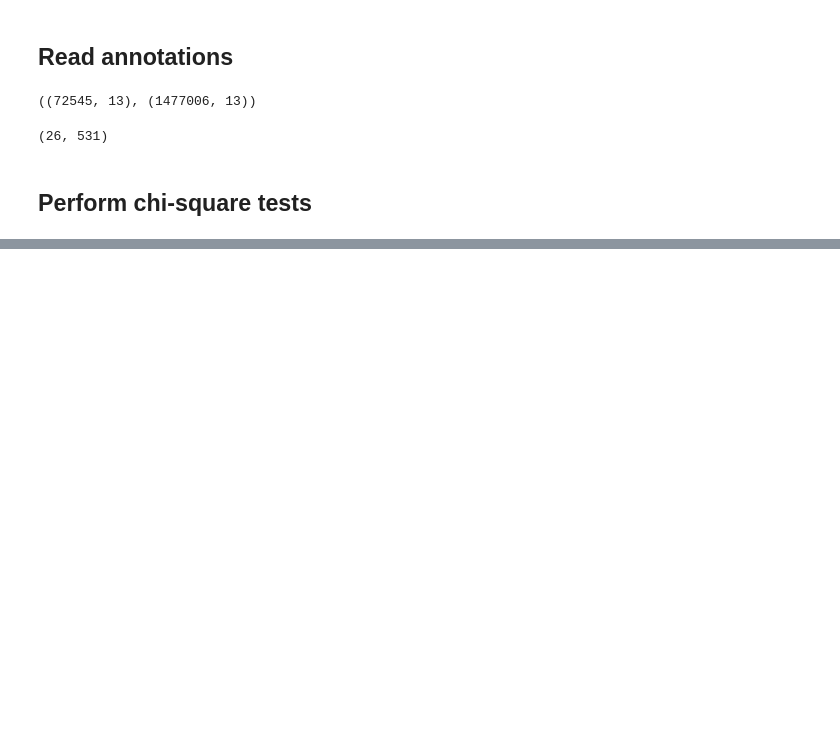
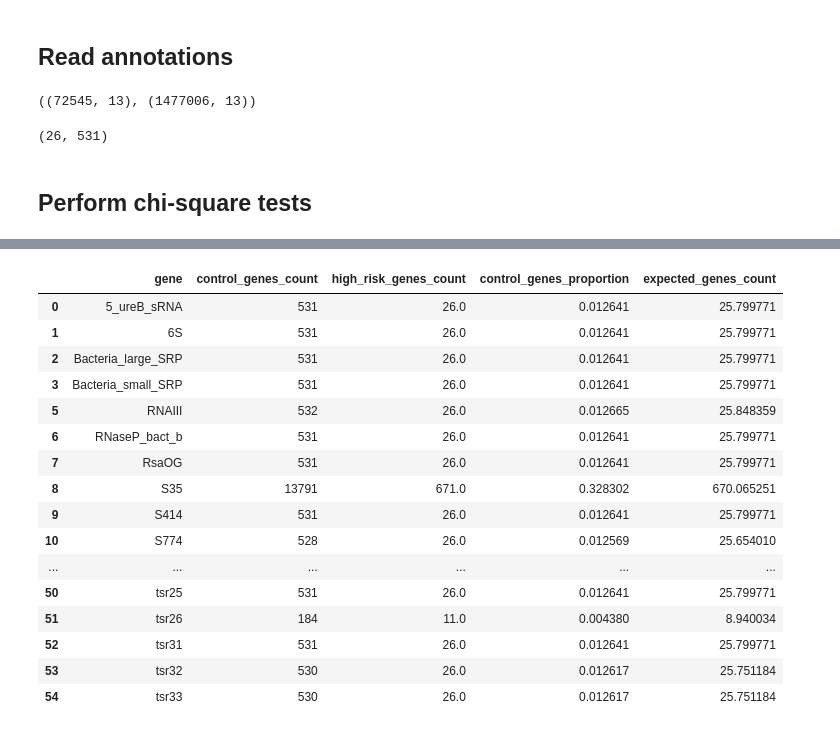
Before and after one commit to ryashpal/EHR-Int-Analysis, a Jupyter notebook: notebooks/visuals_for_publication/statistical_analysis_highrisk.ipynb, the cells around one changed output, grey strips where cells are left out. Drawn from its saved outputs; the diff is of its cells as text; code cells hidden in the pictures; blank space fills up the shorter version.

Commit message:
statistical analysis updated with count constraints

```diff
--- a/notebooks/visuals_for_publication/statistical_analysis_highrisk.ipynb
+++ b/notebooks/visuals_for_publication/statistical_analysis_highrisk.ipynb
@@ -157,6 +157,8 @@ len(highriskAnnotationsDf.tube_code.unique()), len(controlAnnotationsDf.tube_cod
 # %%
 import scipy.stats as stats
 
+
+dfDict = {}
 
 for annotationType in ['CDS', 'ncRNA', 'rRNA', 'tRNA', 'tmRNA', 'regulatory_region']:
 
@@ -184,6 +186,16 @@ for annotationType in ['CDS', 'ncRNA', 'rRNA', 'tRNA', 'tmRNA', 'regulatory_regi
 
     mergedGenecountsDf['expected_genes_count'] = mergedGenecountsDf.control_genes_proportion * mergedGenecountsDf.high_risk_genes_count.sum()
 
-    print(stats.chisquare(f_obs= mergedGenecountsDf.high_risk_genes_count, f_exp= mergedGenecountsDf.expected_genes_count))
+    filteredGenecountsDf = mergedGenecountsDf[(mergedGenecountsDf.high_risk_genes_count >= 5) & (mergedGenecountsDf.high_risk_genes_count > 0)]
+
+    dfDict[annotationType] = filteredGenecountsDf
+
+    if(filteredGenecountsDf.shape[0] < 2):
+        print('Not sufficient data for the test')
+        continue
+
+    chi2, p, dof, expected = stats.chi2_contingency(pd.crosstab(filteredGenecountsDf.high_risk_genes_count, filteredGenecountsDf.expected_genes_count), correction=True)
+    significant = p < 0.05  # 5% significance level
+    print(chi2, p, significant)
 # %% [output]
 annotationType:  CDS
@@ -200,0 +229,20 @@ Power_divergenceResult(statistic=0.0, pvalue=nan)
+# %%
+dfDict['ncRNA']
+# %% [output]
+|  | gene | control_genes_count | high_risk_genes_count | control_genes_proportion | expected_genes_count |
+| 0 | 5_ureB_sRNA | 531 | 26.0 | 0.012641 | 25.799771 |
+| 1 | 6S | 531 | 26.0 | 0.012641 | 25.799771 |
+| 2 | Bacteria_large_SRP | 531 | 26.0 | 0.012641 | 25.799771 |
+| 3 | Bacteria_small_SRP | 531 | 26.0 | 0.012641 | 25.799771 |
+| 5 | RNAIII | 532 | 26.0 | 0.012665 | 25.848359 |
+| 6 | RNaseP_bact_b | 531 | 26.0 | 0.012641 | 25.799771 |
+| 7 | RsaOG | 531 | 26.0 | 0.012641 | 25.799771 |
+| 8 | S35 | 13791 | 671.0 | 0.328302 | 670.065251 |
+| 9 | S414 | 531 | 26.0 | 0.012641 | 25.799771 |
+| 10 | S774 | 528 | 26.0 | 0.012569 | 25.654010 |
+| ... | ... | ... | ... | ... | ... |
+| 50 | tsr25 | 531 | 26.0 | 0.012641 | 25.799771 |
+| 51 | tsr26 | 184 | 11.0 | 0.004380 | 8.940034 |
+| 52 | tsr31 | 531 | 26.0 | 0.012641 | 25.799771 |
+| 53 | tsr32 | 530 | 26.0 | 0.012617 | 25.751184 |
+| 54 | tsr33 | 530 | 26.0 | 0.012617 | 25.751184 |
```
Also changed, not shown: parts of 3 cells of this notebook.
